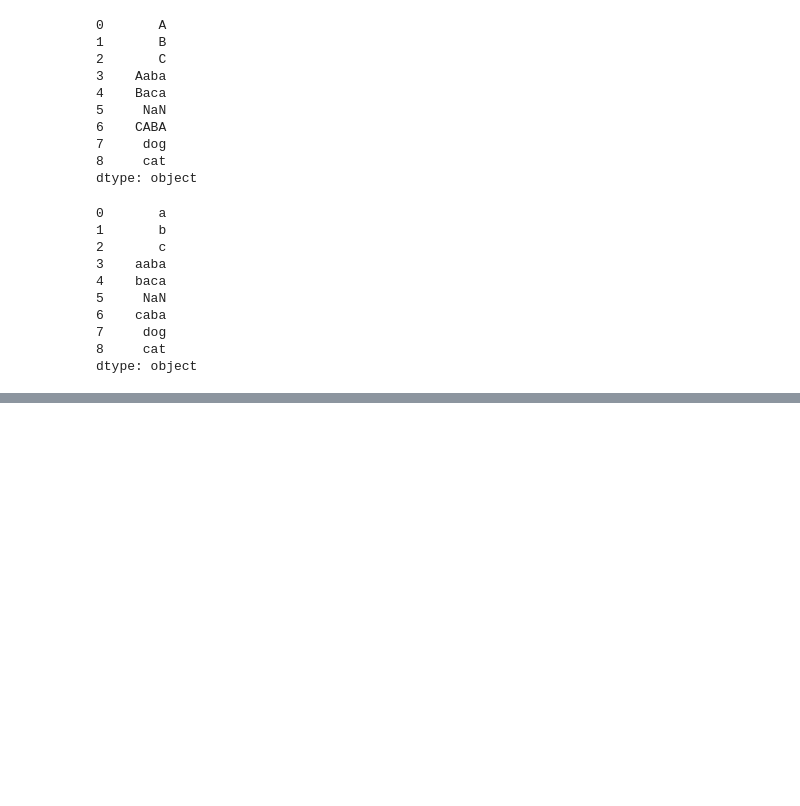
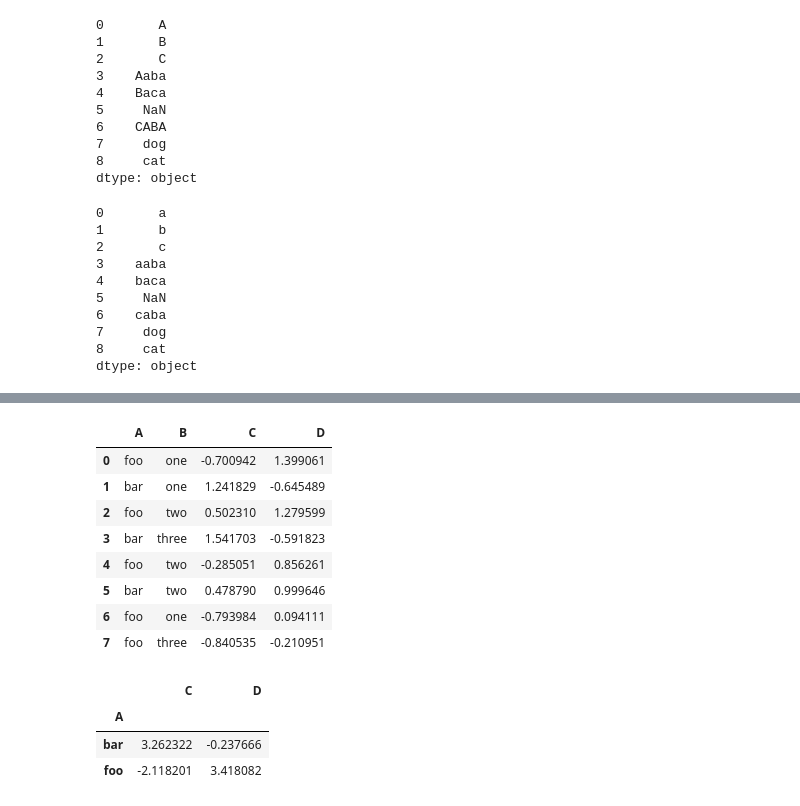
Before and after one commit to hanna-joo/Edu_BigData, a Jupyter notebook: python_edu/pandas_basic.ipynb, the cells around one changed output, grey strips where cells are left out. Saved outputs shown, nothing was run; the diff lists cells and outputs as text; code cells hidden in the pictures; blank space fills up the shorter version.

```diff
--- a/python_edu/pandas_basic.ipynb
+++ b/python_edu/pandas_basic.ipynb
@@ -558,0 +634,25 @@ dtype: object
+# %%
+df = pd.DataFrame({'A': ['foo', 'bar', 'foo', 'bar',
+                        'foo', 'bar', 'foo', 'foo'],
+                  'B': ['one', 'one', 'two', 'three',
+                        'two', 'two', 'one', 'three'],
+                  'C': np.random.randn(8),
+                  'D': np.random.randn(8)})
+df
+# %% [output]
+|  | A | B | C | D |
+| 0 | foo | one | -0.700942 | 1.399061 |
+| 1 | bar | one | 1.241829 | -0.645489 |
+| 2 | foo | two | 0.502310 | 1.279599 |
+| 3 | bar | three | 1.541703 | -0.591823 |
+| 4 | foo | two | -0.285051 | 0.856261 |
+| 5 | bar | two | 0.478790 | 0.999646 |
+| 6 | foo | one | -0.793984 | 0.094111 |
+| 7 | foo | three | -0.840535 | -0.210951 |
+# %%
+df.groupby('A').sum()
+# %% [output]
+|  | C | D |
+| A |  |  |
+| bar | 3.262322 | -0.237666 |
+| foo | -2.118201 | 3.418082 |
```
Also changed, not shown: parts of 49 cells of this notebook.
